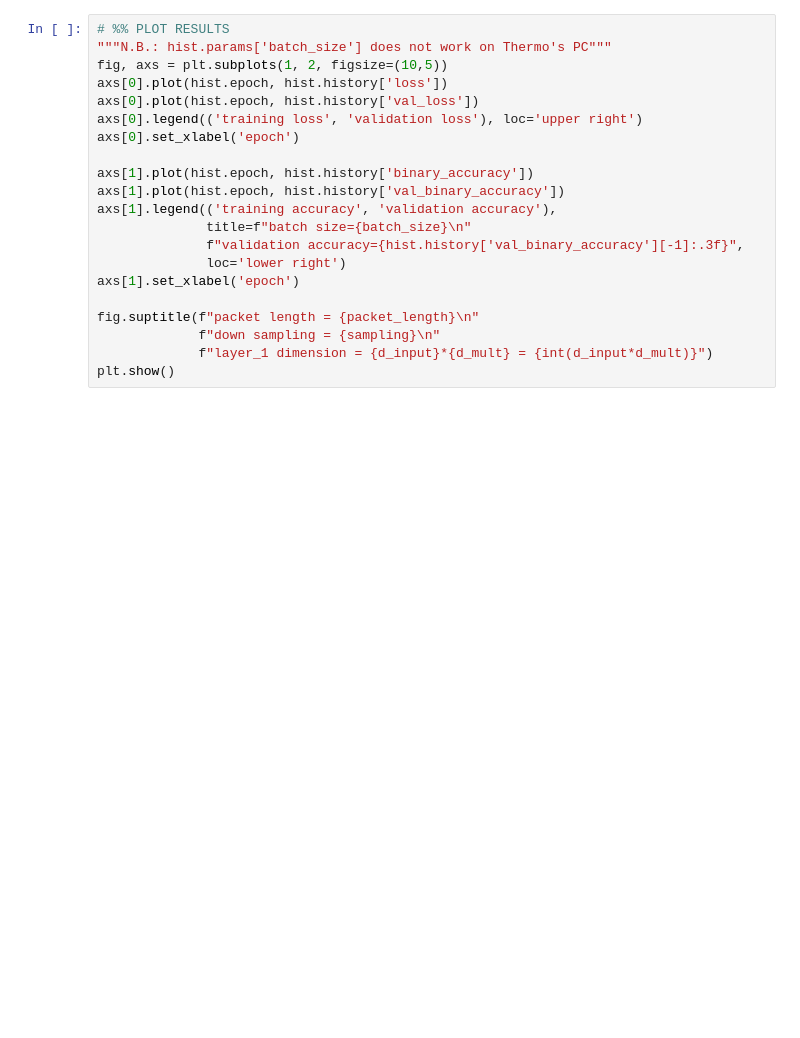
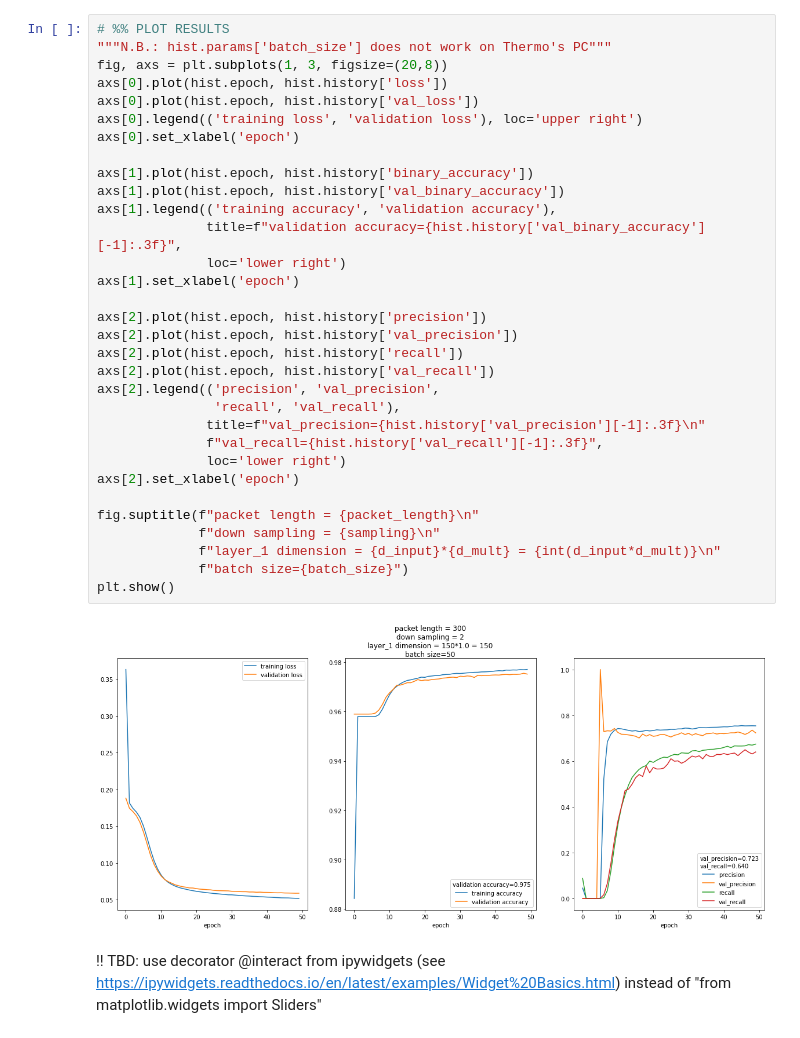
Before and after one commit to Ludwighaffen/Electrocardiogram_analysis, a Jupyter notebook: CAS-M6_project_electrocardiogram_local.ipynb, the cells around one changed output. Saved outputs shown, nothing was run; the diff lists cells and outputs as text; blank space fills up the shorter version.

```diff
--- a/CAS-M6_project_electrocardiogram_local.ipynb
+++ b/CAS-M6_project_electrocardiogram_local.ipynb
@@ -232,24 +290,39 @@ print(time.time()-start)
 # %%
 # %% PLOT RESULTS
 """N.B.: hist.params['batch_size'] does not work on Thermo's PC"""
-fig, axs = plt.subplots(1, 2, figsize=(10,5))
+fig, axs = plt.subplots(1, 3, figsize=(20,8))
 axs[0].plot(hist.epoch, hist.history['loss'])
 axs[0].plot(hist.epoch, hist.history['val_loss'])
 axs[0].legend(('training loss', 'validation loss'), loc='upper right')
 axs[0].set_xlabel('epoch')
 
 axs[1].plot(hist.epoch, hist.history['binary_accuracy'])
 axs[1].plot(hist.epoch, hist.history['val_binary_accuracy'])
 axs[1].legend(('training accuracy', 'validation accuracy'),
-              title=f"batch size={batch_size}\n"
-              f"validation accuracy={hist.history['val_binary_accuracy'][-1]:.3f}",
+              title=f"validation accuracy={hist.history['val_binary_accuracy'][-1]:.3f}",
               loc='lower right')
 axs[1].set_xlabel('epoch')
 
+axs[2].plot(hist.epoch, hist.history['precision'])
+axs[2].plot(hist.epoch, hist.history['val_precision'])
+axs[2].plot(hist.epoch, hist.history['recall'])
+axs[2].plot(hist.epoch, hist.history['val_recall'])
+axs[2].legend(('precision', 'val_precision',
+               'recall', 'val_recall'),
+              title=f"val_precision={hist.history['val_precision'][-1]:.3f}\n"
+              f"val_recall={hist.history['val_recall'][-1]:.3f}",
+              loc='lower right')
+axs[2].set_xlabel('epoch')
+
 fig.suptitle(f"packet length = {packet_length}\n"
              f"down sampling = {sampling}\n"
-             f"layer_1 dimension = {d_input}*{d_mult} = {int(d_input*d_mult)}")
+             f"layer_1 dimension = {d_input}*{d_mult} = {int(d_input*d_mult)}\n"
+             f"batch size={batch_size}")
 plt.show()
+# %% [output]
+[figure, added]
+# %% [markdown]
+!! TBD: use decorator @interact from ipywidgets (see https://ipywidgets.readthedocs.io/en/latest/examples/Widget%20Basics.html) instead of "from matplotlib.widgets import Sliders"
 # %%
 # %% EXAMINE RESULTS
 """N.B.: run %matplotlib auto in console"""
```
Also changed, not shown: parts of 16 cells of this notebook, 2 other files.
